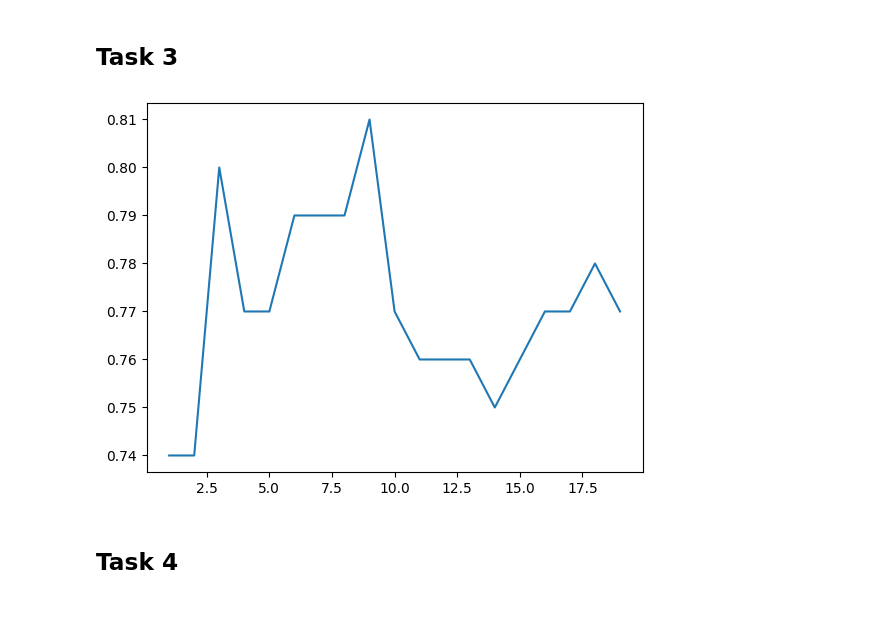
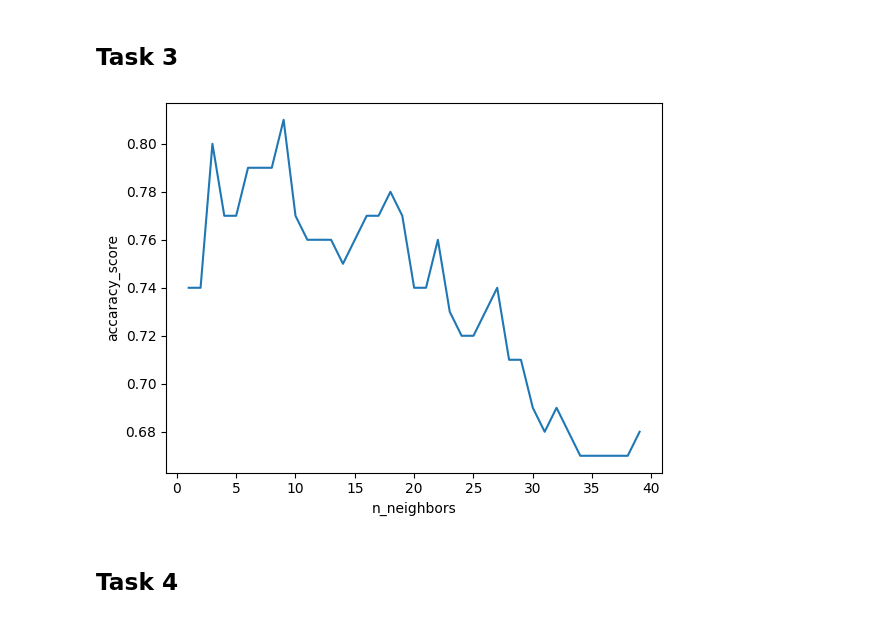
Before and after one commit to Uralbeckins/PET-Hotel-Price-Prediction-, a Jupyter notebook: Seminar_2_HW.ipynb, the cells around one changed output. Drawn from its saved outputs; the diff is of its cells as text; code cells hidden in the pictures.

```diff
--- a/Seminar_2_HW.ipynb
+++ b/Seminar_2_HW.ipynb
@@ -100,37 +100,39 @@ data_test = data.iloc[-100:]
 
 neighbors = []
 acc = []
 
-for i in range(1, 20):
+for i in range(1, 40):
     model = KNeighborsClassifier(
         # <YOUR CODE>
         # E.g.
         n_neighbors=i
     )
 
     model.fit(
         feature_selection_and_preprocessing(
             data_train.drop('Survived', axis=1)
         ),
         data_train['Survived']
     )
 
     test_predictions = model.predict(
         feature_selection_and_preprocessing(
             data_test.drop('Survived', axis=1)
         )
     )
 
     neighbors.append(i)
     acc.append(accuracy_score(
     data_test['Survived'],
     test_predictions
     ))
-
-plt.plot(neighbors, acc)
+fig, ax = plt.subplots()
+ax.plot(neighbors, acc)
+ax.set_xlabel('n_neighbors')
+ax.set_ylabel('accaracy_score')
 plt.show()
 # %% [output]
-[figure, old version]
+[figure, new version]
 # %% [markdown]
 ## Task 4
 # %% [markdown]
```
Also changed, not shown: parts of 2 cells of this notebook.
